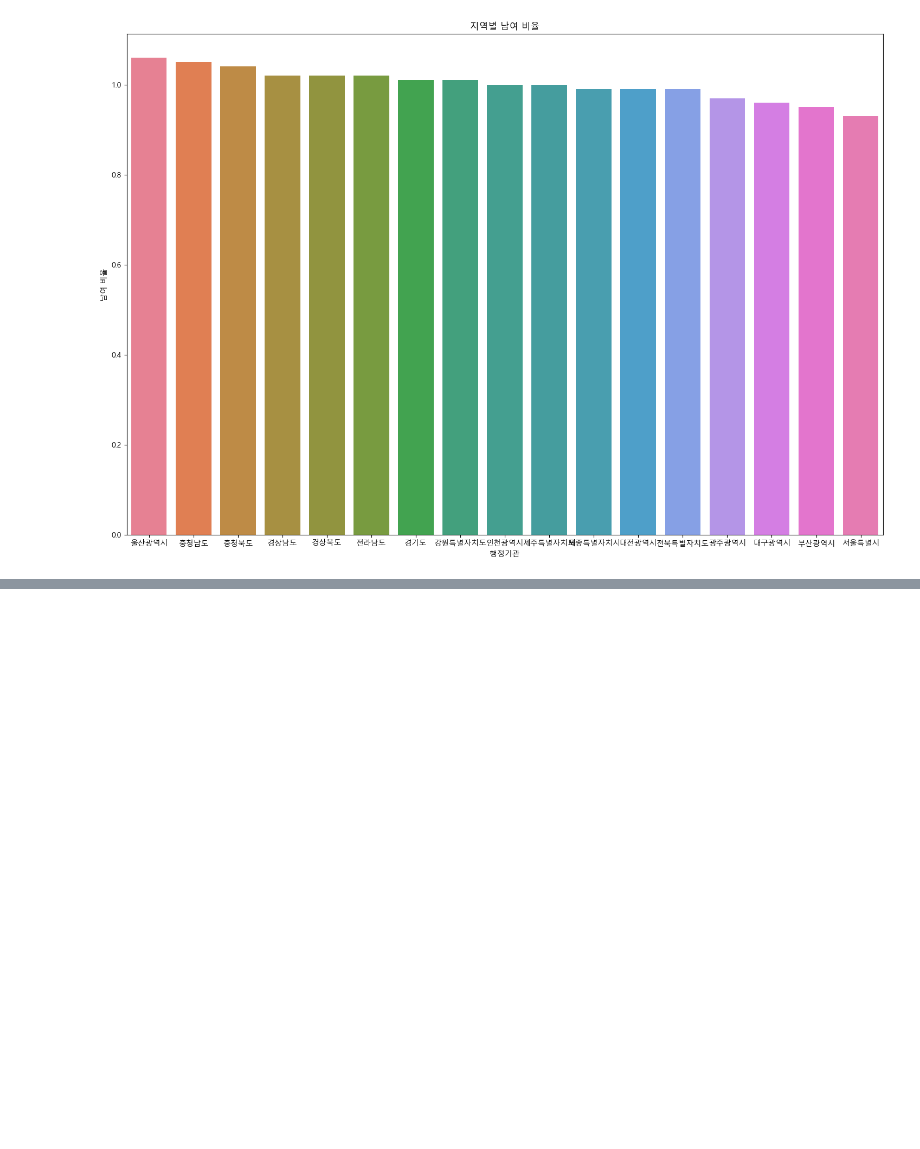
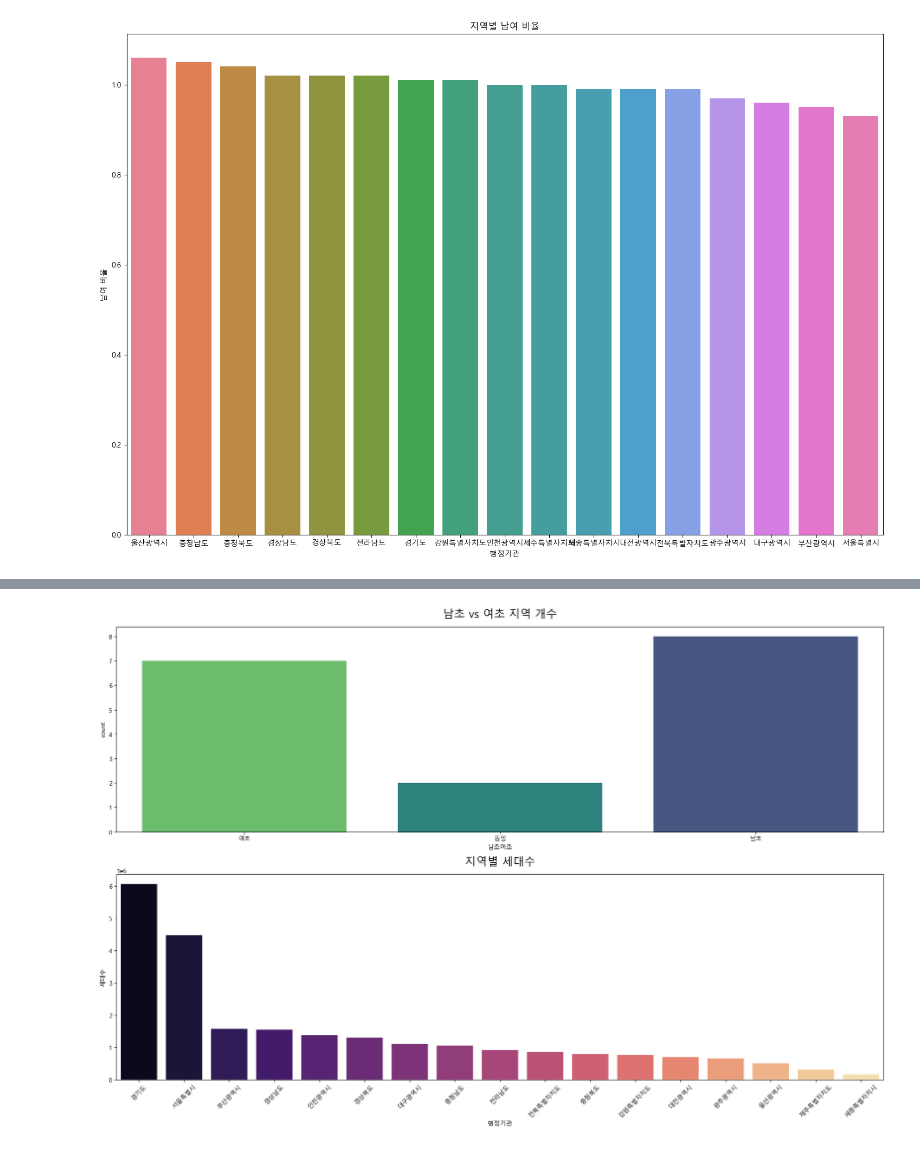
Before and after one commit to Eojinn/Python_Webscraping_analysis, a Jupyter notebook: 연습문제_웹스크래핑/04_인구현황분석.ipynb, the cells around one changed output, grey strips where cells are left out. Cells and saved outputs as stored; diff of their text form; code cells hidden in the pictures; blank space fills up the shorter version.

```diff
--- a/연습문제_웹스크래핑/04_인구현황분석.ipynb
+++ b/연습문제_웹스크래핑/04_인구현황분석.ipynb
@@ -217,13 +228,15 @@ Text(0.5, 1.0, '지역별 남여 비율')
 # %%
-# 4남자초과 / 여자초과 분석
+# 1. '전국' 제외 및 남초여초 판별
+data_region_mw = data[data['행정기관'].str.contains('전국') == False].copy()
+data_region_mw['남초여초'] = '동일'
+data_region_mw.loc[data_region_mw['남여 비율'] > 1, '남초여초'] = '남초'
+data_region_mw.loc[data_region_mw['남여 비율'] < 1, '남초여초'] = '여초'
 
-# '전국'이 포함된 합계 행 제외
-data_region_mwr = data[data['행정기관'].str.contains('전국') == False].copy()
-# 정렬
-data = data_region_mwr.sort_values(by=['남여 비율', '남초여초'], ascending=[False, False])
-result4 = data.loc[:, ['행정기관', '남여 비율', '남초여초']].reset_index(drop=True)
+# 2. 표 형식 맞추기 (행정기관, 남여 비율, 남초여초)
+result4 = data_region_mw[['행정기관', '남여 비율', '남초여초']].reset_index(drop=True)
 result4.index = result4.index + 1
 
-
-print(result4)
+# 3. 결과 출력
+print("4. 남자초과 / 여자초과 분석")
+display(result4.head(11))
 # %% [output]
@@ -230,0 +300,43 @@ KeyError: '남초여초'
+# %%
+
+import matplotlib.pyplot as plt
+import seaborn as sns
+
+# 0. 한글 폰트 설정
+plt.rcParams['font.family'] = 'Malgun Gothic'
+plt.rcParams['axes.unicode_minus'] = False
+
+# 1. 계산용 평균값 추출 (화면 출력 X)
+national_condition = data['행정기관'].str.contains('전국', na=False)
+if national_condition.any():
+    avg_generation = data.loc[national_condition, '세대당 인구'].values[0]
+else:
+    avg_generation = data['세대당 인구'].mean()
+
+# 2. 전국 데이터를 제외한 시각화용 데이터 생성
+data_regions = data[data['행정기관'].str.contains('전국') == False].copy()
+
+# 3. 남초여초 판별 (첫 번째 그래프용 데이터 준비)
+data_regions['남초여초'] = '동일'
+data_regions.loc[data_regions['남여 비율'] > 1, '남초여초'] = '남초'
+data_regions.loc[data_regions['남여 비율'] < 1, '남초여초'] = '여초'
+
+# 4. 시각화 (5-1. Plot 출력)
+figure, (axes1, axes2) = plt.subplots(nrows=2, ncols=1)
+figure.set_size_inches(18, 12)
+
+# 위: 남초 vs 여초 지역 개수 (countplot)
+sns.countplot(data=data_regions, x='남초여초', ax=axes1,
+              order=['여초', '동일', '남초'], hue='남초여초', palette='viridis', legend=False)
+axes1.set_title('남초 vs 여초 지역 개수', fontsize=18, pad=15)
+
+# 아래: 지역별 세대수 (barplot, 세대수 내림차순 정렬)
+sns.barplot(data=data_regions.sort_values(by='세대수', ascending=False),
+            x='행정기관', y='세대수', ax=axes2, hue='행정기관', palette='magma', legend=False)
+axes2.set_title('지역별 세대수', fontsize=18, pad=15)
+plt.xticks(rotation=45) # 지역명이 잘 보이도록 회전 추가
+
+plt.tight_layout()
+plt.show()
+# %% [output]
+[figure, added]
```
Also changed, not shown: parts of 15 cells of this notebook.
